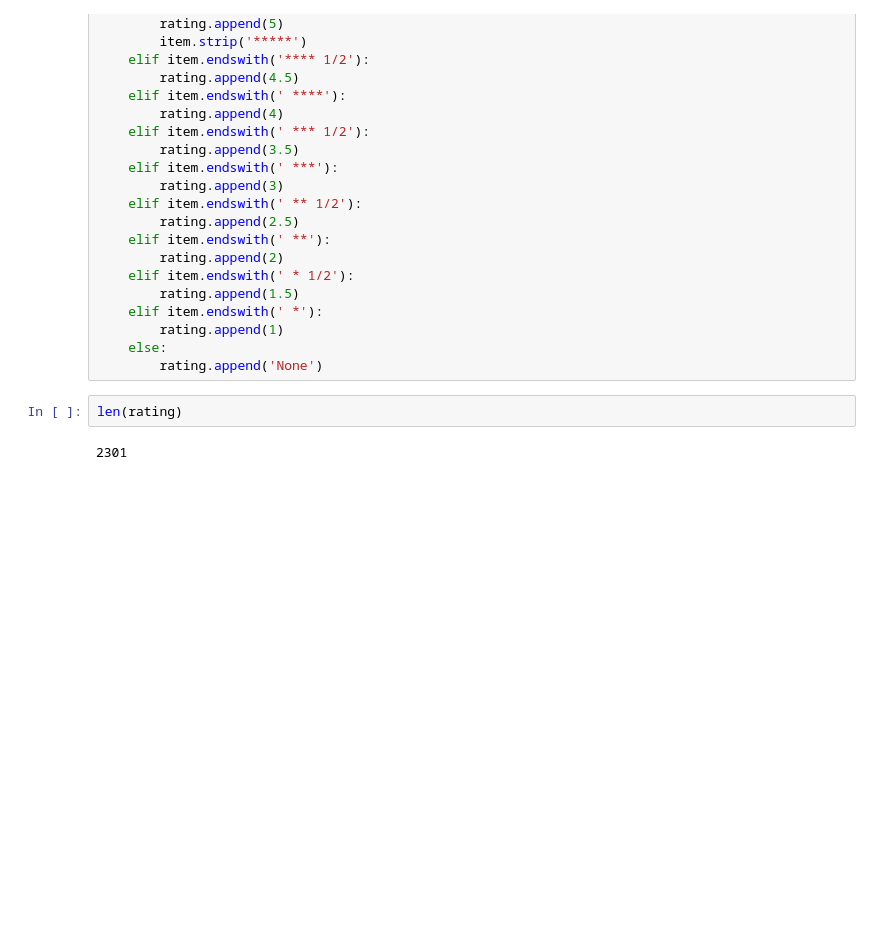
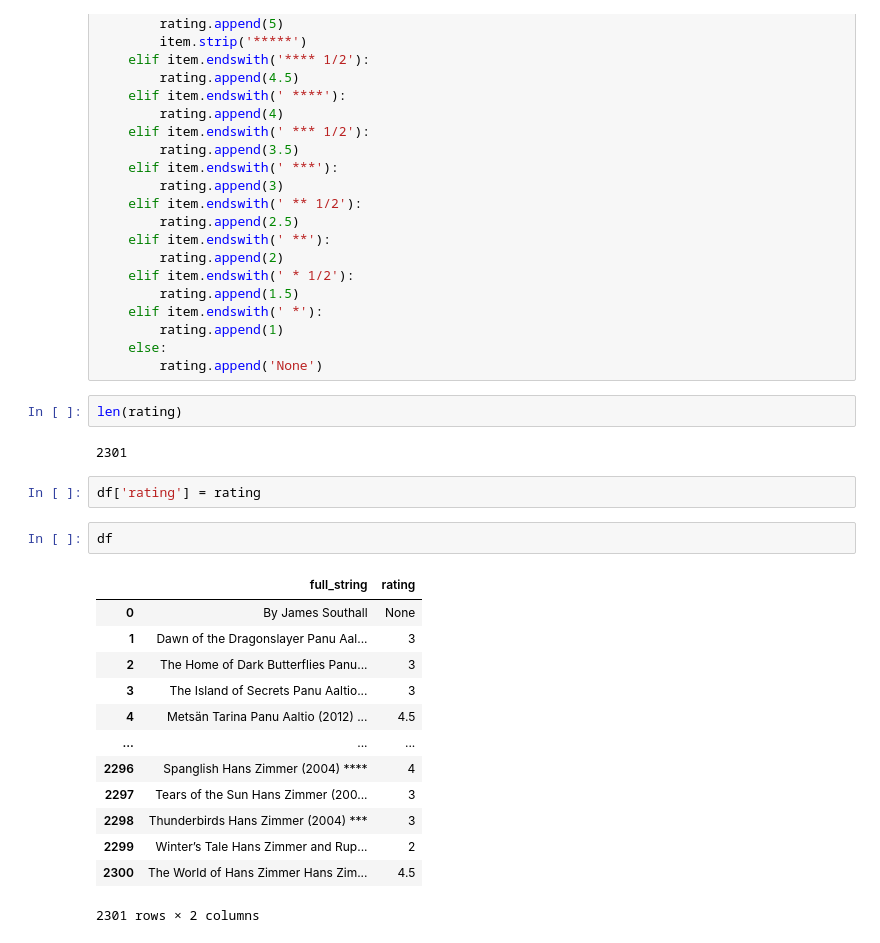
Before and after one commit to khyateed/Movie-Data-Analysis, a Jupyter notebook: music-scraper.ipynb, the cells around one changed output. Cells and saved outputs as stored; diff of their text form; blank space fills up the shorter version.

Commit message:
added dataframe for full string and int rating

```diff
--- a/music-scraper.ipynb
+++ b/music-scraper.ipynb
@@ -135,3 +135,21 @@ for item in movie_list:
 len(rating)
 # %% [output]
 2301
+# %%
+df['rating'] = rating
+# %%
+df
+# %% [output]
+|  | full_string | rating |
+| 0 | By James Southall | None |
+| 1 | Dawn of the Dragonslayer Panu Aal... | 3 |
+| 2 | The Home of Dark Butterflies Panu... | 3 |
+| 3 | The Island of Secrets Panu Aaltio... | 3 |
+| 4 | Metsän Tarina Panu Aaltio (2012) ... | 4.5 |
+| ... | ... | ... |
+| 2296 | Spanglish Hans Zimmer (2004) **** | 4 |
+| 2297 | Tears of the Sun Hans Zimmer (200... | 3 |
+| 2298 | Thunderbirds Hans Zimmer (2004) *** | 3 |
+| 2299 | Winter’s Tale Hans Zimmer and Rup... | 2 |
+| 2300 | The World of Hans Zimmer Hans Zim... | 4.5 |
+2301 rows × 2 columns
```
